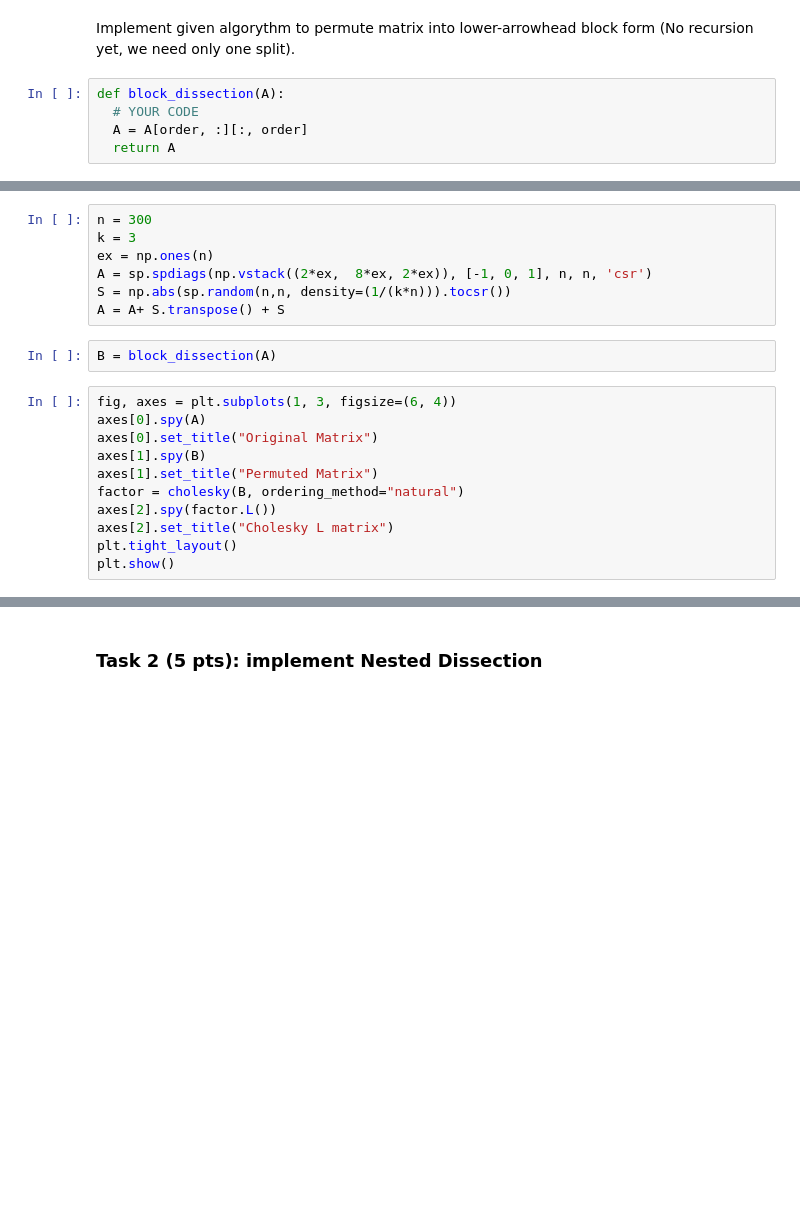
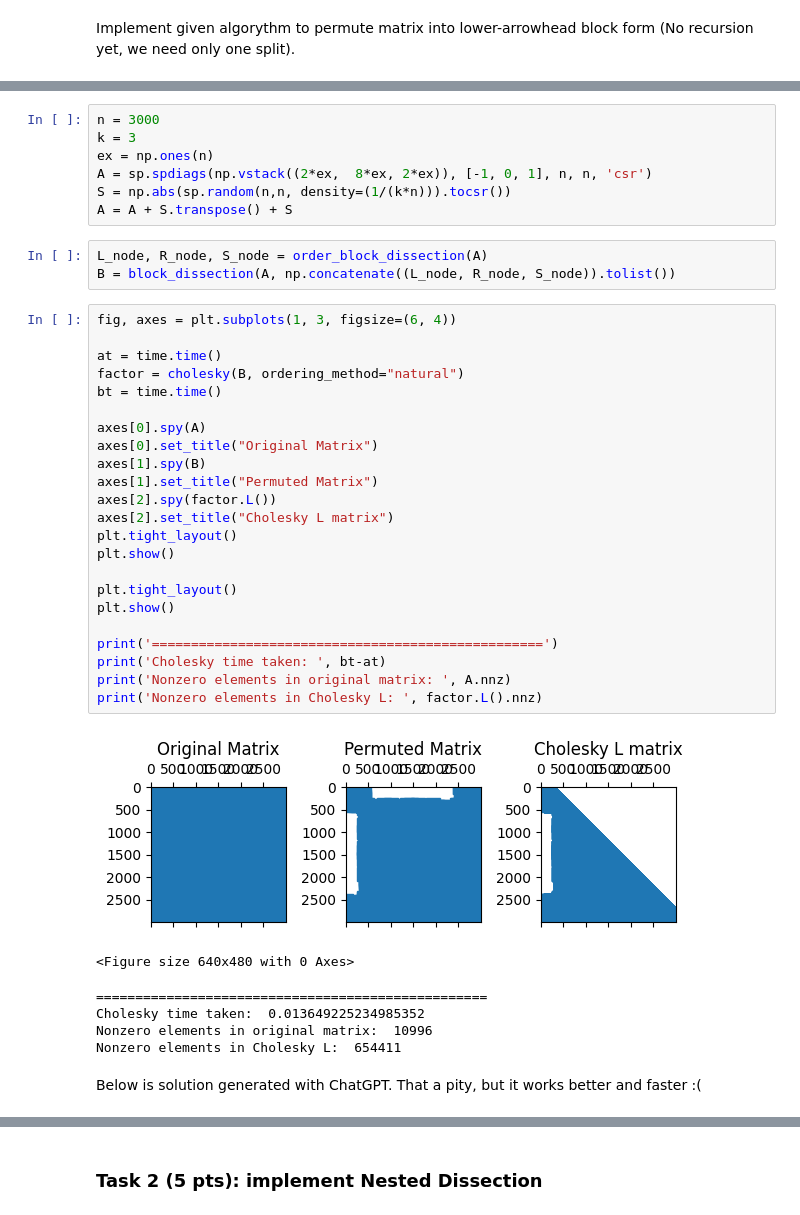
Before and after one commit to Fatyhich/sk_nla, a Jupyter notebook: FatykhophDV_HW-2.ipynb, the cells around one changed output, grey strips where cells are left out. Drawn from its saved outputs; the diff is of its cells as text; blank space fills up the shorter version.

```diff
--- a/FatykhophDV_HW-2.ipynb
+++ b/FatykhophDV_HW-2.ipynb
@@ -321,8 +331,3 @@ General algorythm is such:
 ### Task 1 (5 pts): implement matrix separation
 # %% [markdown]
 Implement given algorythm to permute matrix into lower-arrowhead block form (No recursion yet, we need only one split).
-# %%
-def block_dissection(A):
-  # YOUR CODE
-  A = A[order, :][:, order]
-  return A
@@ -329,20 +387,42 @@ def block_dissection(A):
 # %%
-n = 300
+n = 3000
 k = 3
 ex = np.ones(n)
 A = sp.spdiags(np.vstack((2*ex,  8*ex, 2*ex)), [-1, 0, 1], n, n, 'csr')
 S = np.abs(sp.random(n,n, density=(1/(k*n))).tocsr())
-A = A+ S.transpose() + S
+A = A + S.transpose() + S
-# %%
-B = block_dissection(A)
+# %%
+L_node, R_node, S_node = order_block_dissection(A)
+B = block_dissection(A, np.concatenate((L_node, R_node, S_node)).tolist())
 # %%
 fig, axes = plt.subplots(1, 3, figsize=(6, 4))
+
+at = time.time()
+factor = cholesky(B, ordering_method="natural")
+bt = time.time()
+
 axes[0].spy(A)
 axes[0].set_title("Original Matrix")
 axes[1].spy(B)
 axes[1].set_title("Permuted Matrix")
-factor = cholesky(B, ordering_method="natural")
 axes[2].spy(factor.L())
 axes[2].set_title("Cholesky L matrix")
 plt.tight_layout()
 plt.show()
+
+plt.tight_layout()
+plt.show()
+
+print('==================================================')
+print('Cholesky time taken: ', bt-at)
+print('Nonzero elements in original matrix: ', A.nnz)
+print('Nonzero elements in Cholesky L: ', factor.L().nnz)
+# %% [output]
+[figure, added]
+<Figure size 640x480 with 0 Axes>
+==================================================
+Cholesky time taken:  0.013649225234985352
+Nonzero elements in original matrix:  10996
+Nonzero elements in Cholesky L:  654411
+# %% [markdown]
+Below is solution generated with ChatGPT. That a pity, but it works better and faster :(
```
Also changed, not shown: parts of 22 cells of this notebook, 1 other file.
